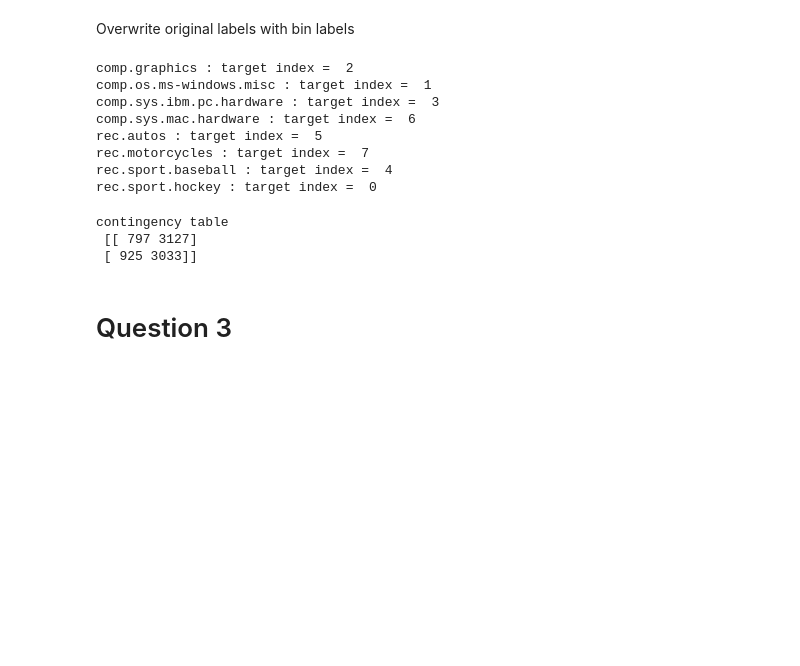
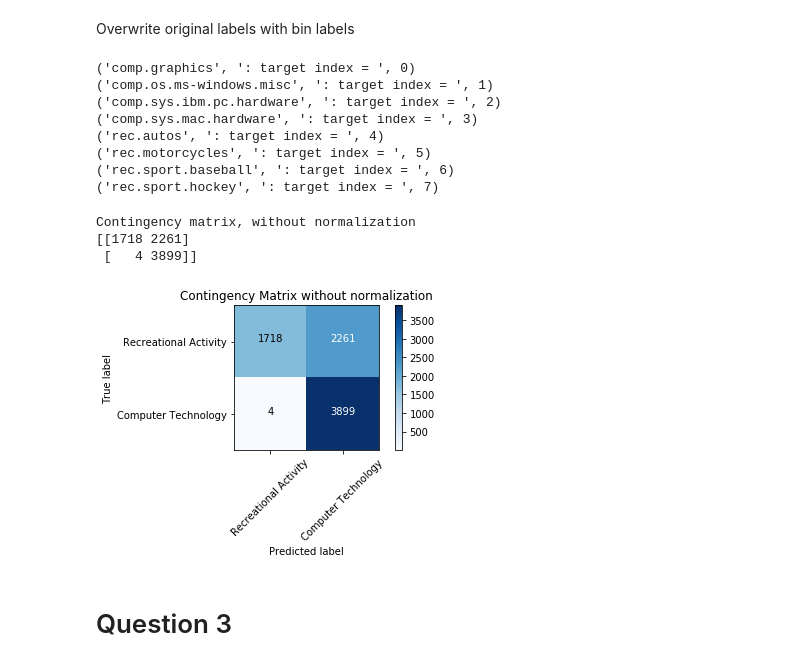
Before and after one commit to ruizhi92/ECE219-Large-Scale-Data-Mining, a Jupyter notebook: project2_clustering/Project_2_Q12345.ipynb, the cells around one changed output. Drawn from its saved outputs; the diff is of its cells as text; code cells hidden in the pictures; blank space fills up the shorter version.

Commit message:
Fixed the true ground class bintarget problem

```diff
--- a/project2_clustering/Project_2_Q12345.ipynb
+++ b/project2_clustering/Project_2_Q12345.ipynb
@@ -53,16 +79,15 @@ Overwrite original labels with bin labels
 # %%
 _, idx = np.unique(dataset.target, return_index=True)
 for i in range(len(idx)):
-    j = np.sort(idx)[i]
-    print(dataset.target_names[i],': target index = ', dataset.target[j])
+    print(dataset.target_names[i],': target index = ', dataset.target[idx[i]])
 # %% [output]
-comp.graphics : target index =  2
-comp.os.ms-windows.misc : target index =  1
-comp.sys.ibm.pc.hardware : target index =  3
-comp.sys.mac.hardware : target index =  6
-rec.autos : target index =  5
-rec.motorcycles : target index =  7
-rec.sport.baseball : target index =  4
-rec.sport.hockey : target index =  0
+('comp.graphics', ': target index = ', 0)
+('comp.os.ms-windows.misc', ': target index = ', 1)
+('comp.sys.ibm.pc.hardware', ': target index = ', 2)
+('comp.sys.mac.hardware', ': target index = ', 3)
+('rec.autos', ': target index = ', 4)
+('rec.motorcycles', ': target index = ', 5)
+('rec.sport.baseball', ': target index = ', 6)
+('rec.sport.hockey', ': target index = ', 7)
 # %%
 labels = np.zeros_like(dataset.target)
@@ -74,10 +101,49 @@ class_names = ['Computer Technology', 'Recreational Activity']
-# %%
-cm = metrics.cluster.contingency_matrix(labels, km.labels_)
-print("contingency table \n",cm)
-# %% [output]
-contingency table
- [[ 797 3127]
- [ 925 3033]]
+# %%
+import itertools
+def plot_contingency_matrix(cm, classes,
+                          normalize=False,
+                          title='Contingency matrix',
+                          cmap=plt.cm.Blues):
+    """
+    This function prints and plots the contingency matrix.
+    Normalization can be applied by setting normalize=True.
+    """
+    if normalize:
+        cm = cm.astype('float') / cm.sum()
+        print("Normalized Contingency matrix")
+    else:
+        print('Contingency matrix, without normalization')
+
+    print(cm)
+
+    plt.imshow(cm, interpolation='nearest', cmap=cmap)
+    plt.title(title)
+    plt.colorbar()
+    tick_marks = np.arange(len(classes))
+    plt.xticks(tick_marks, classes, rotation=45)
+    plt.yticks(tick_marks, classes)
+
+    fmt = '.2f' if normalize else 'd'
+    thresh = cm.max() / 2.
+    for i, j in itertools.product(range(cm.shape[0]), range(cm.shape[1])):
+        plt.text(j, i, format(cm[i, j], fmt),
+                 horizontalalignment="center",
+                 color="white" if cm[i, j] > thresh else "black")
+
+    plt.ylabel('True label')
+    plt.xlabel('Predicted label')
+    plt.tight_layout()
+# %%
+plt.figure()
+plot_contingency_matrix(cm, classes=class_names, normalize=False,
+                      title='Contingency Matrix without normalization')
+
+plt.show()
+# %% [output]
+Contingency matrix, without normalization
+[[1718 2261]
+ [   4 3899]]
+[figure, added]
 # %% [markdown]
 # Question 3
 # %%
```
Also changed, not shown: parts of 10 cells of this notebook.
